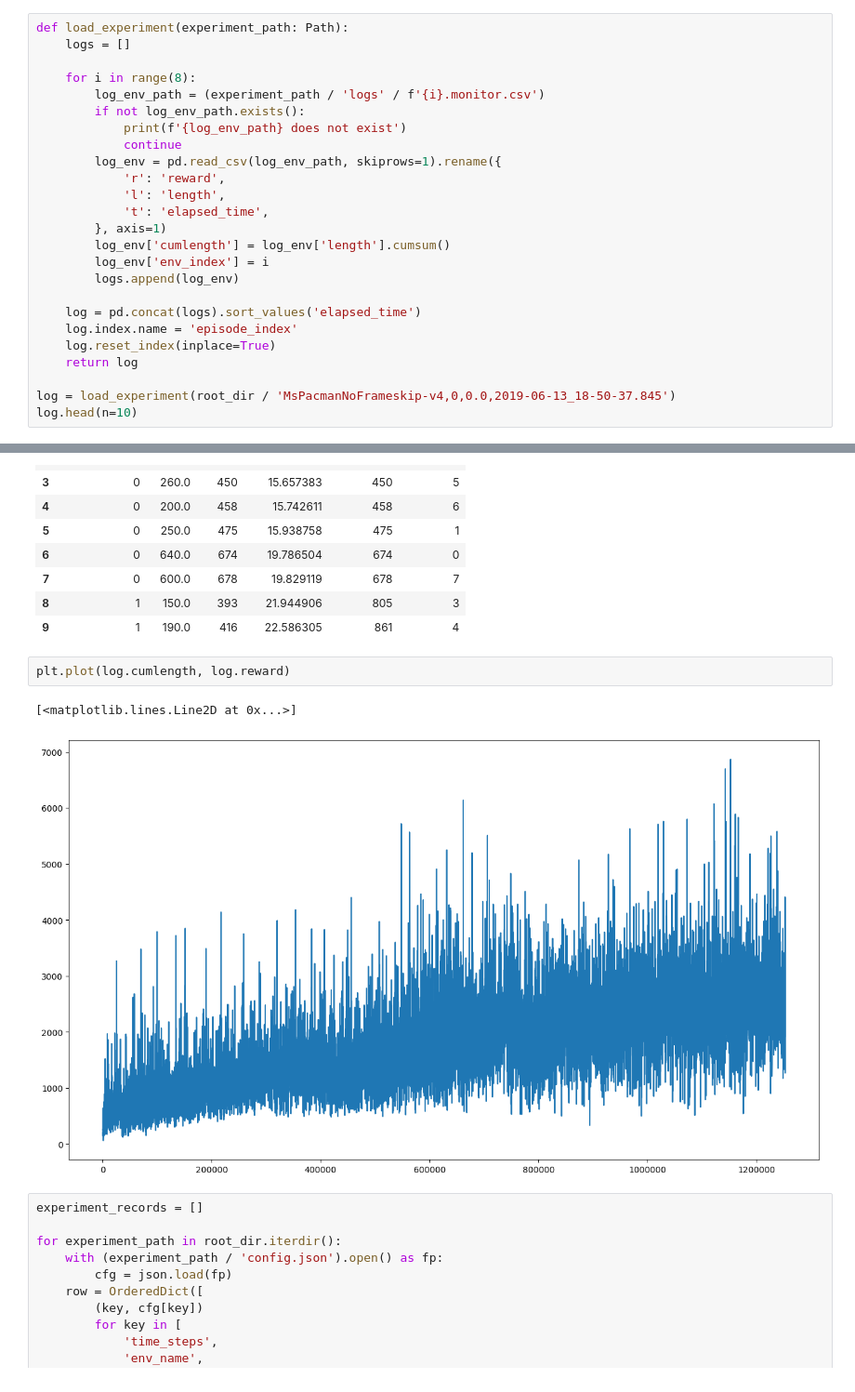
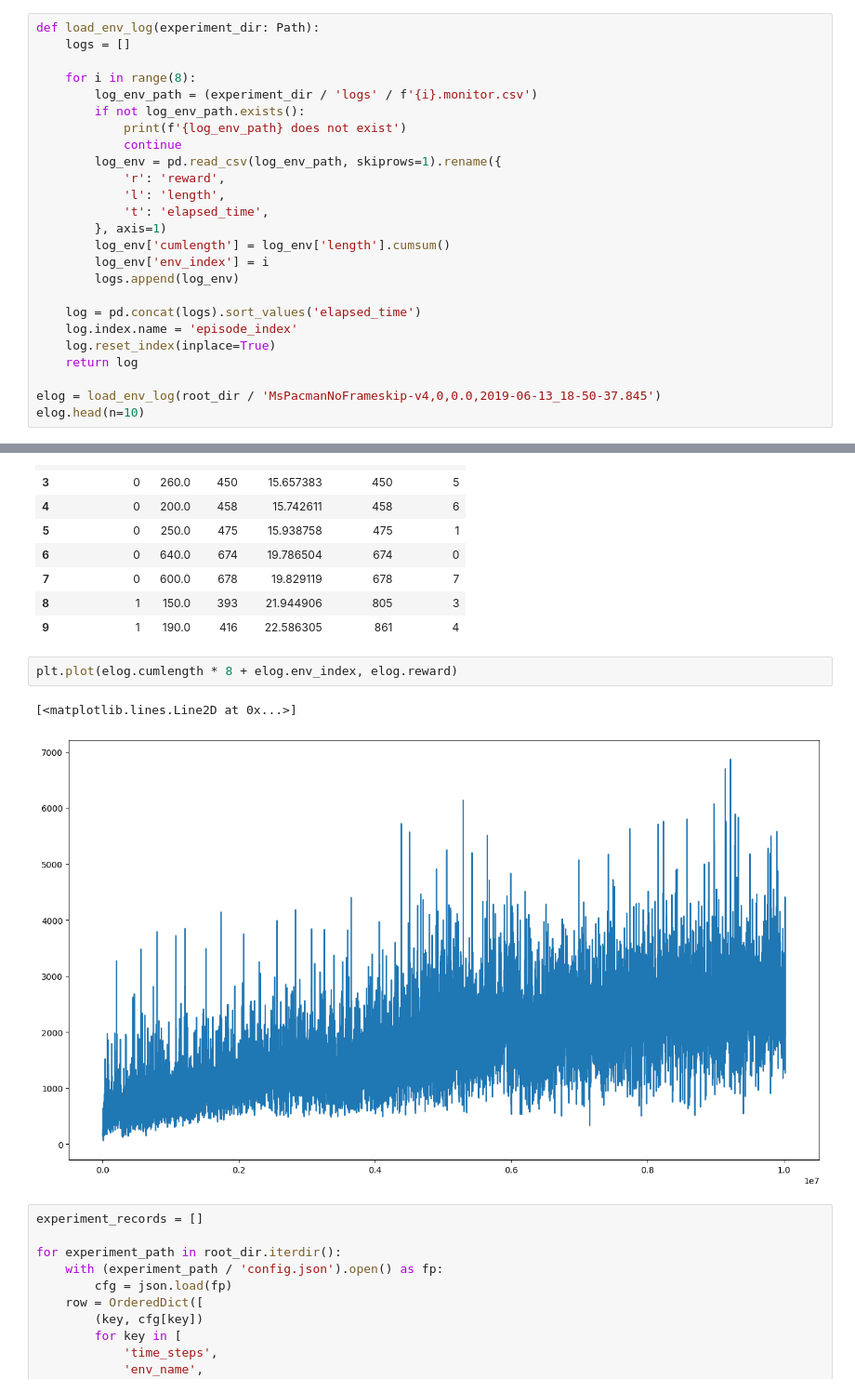
Before and after one commit to dniku/rl-attention, a Jupyter notebook: analysis/experiment_processing.ipynb, the cells around one changed output, grey strips where cells are left out. Shown at 93% size. Drawn from its saved outputs; the diff is of its cells as text.

```diff
--- a/analysis/experiment_processing.ipynb
+++ b/analysis/experiment_processing.ipynb
@@ -13,9 +36,9 @@ root_dir = Path('~/data/rl-attention/full-scale').expanduser()
 # %%
-def load_experiment(experiment_path: Path):
+def load_env_log(experiment_dir: Path):
     logs = []
 
     for i in range(8):
-        log_env_path = (experiment_path / 'logs' / f'{i}.monitor.csv')
+        log_env_path = (experiment_dir / 'logs' / f'{i}.monitor.csv')
         if not log_env_path.exists():
             print(f'{log_env_path} does not exist')
             continue
@@ -33,8 +56,8 @@ def load_experiment(experiment_path: Path):
     log.reset_index(inplace=True)
     return log
 
-log = load_experiment(root_dir / 'MsPacmanNoFrameskip-v4,0,0.0,2019-06-13_18-50-37.845')
-log.head(n=10)
+elog = load_env_log(root_dir / 'MsPacmanNoFrameskip-v4,0,0.0,2019-06-13_18-50-37.845')
+elog.head(n=10)
 # %% [output]
 |  | episode_index | reward | length | elapsed_time | cumlength | env_index |
 | 0 | 0 | 200.0 | 412 | 15.045109 | 412 | 3 |
@@ -48,10 +71,10 @@ log.head(n=10)
 | 8 | 1 | 150.0 | 393 | 21.944906 | 805 | 3 |
 | 9 | 1 | 190.0 | 416 | 22.586305 | 861 | 4 |
 # %%
-plt.plot(log.cumlength, log.reward)
+plt.plot(elog.cumlength * 8 + elog.env_index, elog.reward)
 # %% [output]
 [<matplotlib.lines.Line2D at 0x...>]
-[figure, old version]
+[figure, new version]
 # %%
 experiment_records = []
 
```
Also changed, not shown: parts of 12 cells of this notebook.
